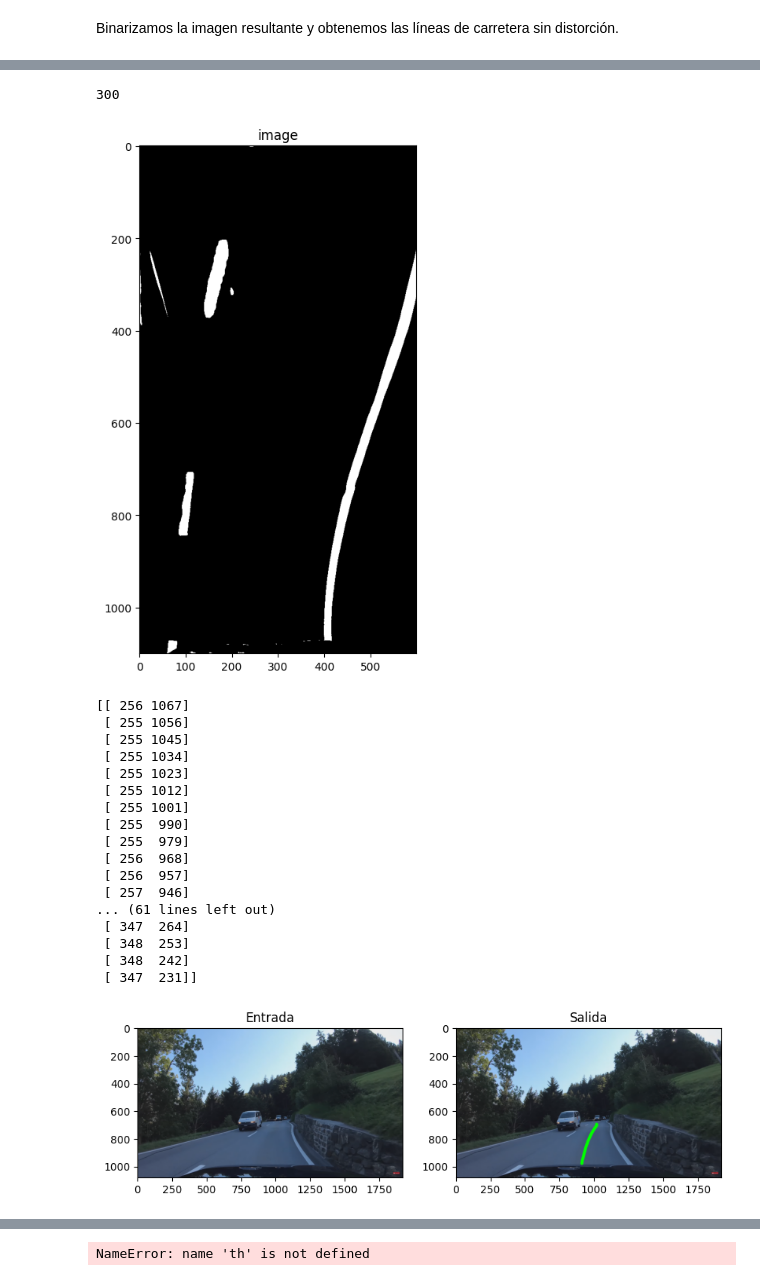
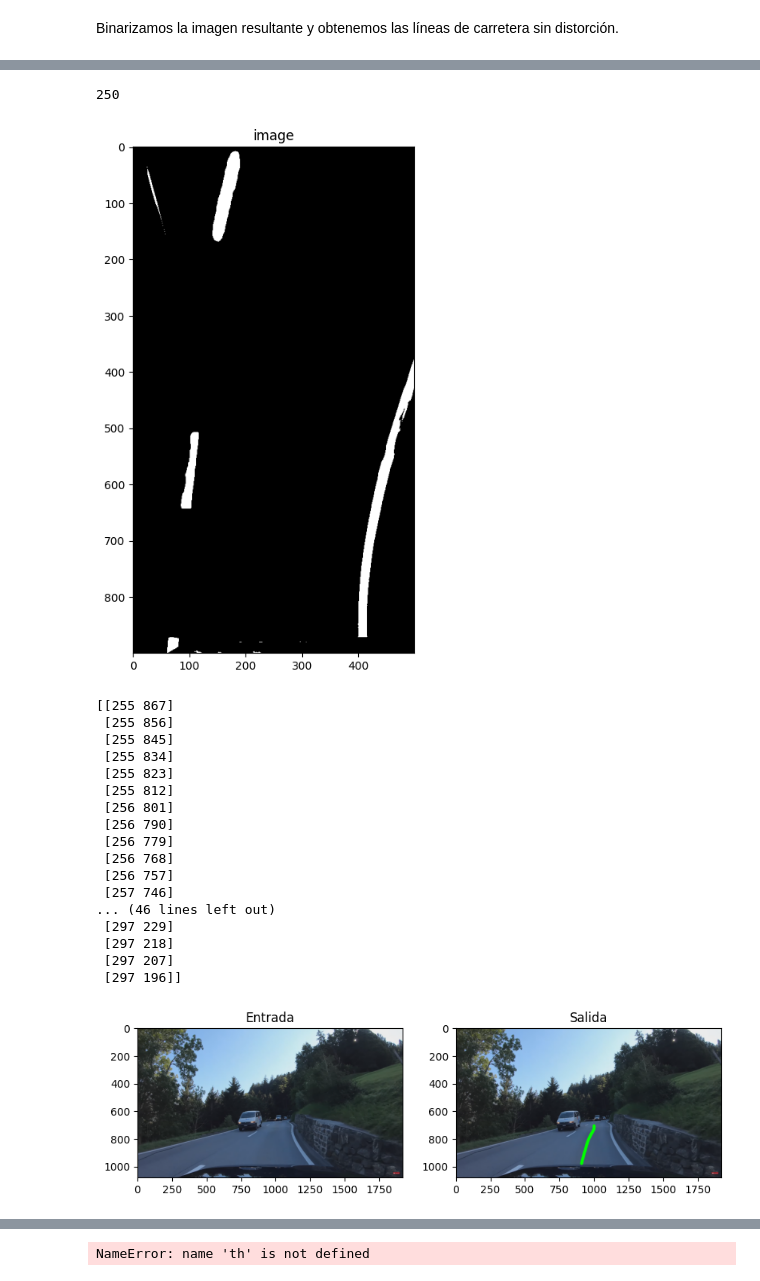
Before and after one commit to luciagm639/AutoDriving, a Jupyter notebook: autoDriving.ipynb, the cells around one changed output, grey strips where cells are left out. Cells and saved outputs as stored; diff of their text form; code cells hidden in the pictures.

```diff
--- a/autoDriving.ipynb
+++ b/autoDriving.ipynb
@@ -18,7 +18,7 @@ Sacamos de la imagen dada los parámetros de transformación.
 Para ello delimitamos el carril usado mediante 2 líneas laterales y 1 línea perpendicular, que marcará la frontera de la zona de trabajo.
 Sacamos 4 puntos de interés, las 2 justamente donde está el capot del coche y otros 2 en la intersección de las líneas.
 # %%
-demo = cv2.imread(path + '03.png', -1)
+demo = cv2.imread(path + '02.png', -1)
 demo = cv2.cvtColor(demo, cv2.COLOR_BGR2RGB)
 
 plt.subplot(1,2,1)
@@ -50,7 +50,7 @@ def obtener_homografia():
     pts_src = np.array([[275, h],[1750, h],[896.25, int (0.65*h)],[1098.125, int (0.65*h)]])
 
     # Points of a rectangle without perspective with r=1.6
-    pts_dst = np.array([[50, 1105], [550, 1105], [50, 300],[550, 300]])
+    pts_dst = np.array([[50, 905], [550, 905], [50, 100],[550, 100]])
 
     # Calculate Homography
     M, status = cv2.findHomography(pts_src, pts_dst)
@@ -127,7 +127,7 @@ def reference_histogram (image, verbose=True):
 def binarizar(imagen, verbose=True):
     lab = cv2.cvtColor(imagen,cv2.COLOR_RGB2Lab)
     matched_no_perspective = reference_histogram(lab [:,:,0], verbose)
-    _,binarized_no_perspective = cv2.threshold(matched_no_perspective, 150, 255, cv2.THRESH_BINARY)
+    _,binarized_no_perspective = cv2.threshold(matched_no_perspective, 170, 255, cv2.THRESH_BINARY)
 
     if verbose:
         plt.subplot(2,2,3)
@@ -237,7 +237,7 @@ image = cv2.cvtColor(image, cv2.COLOR_BGR2RGB)
 M = obtener_homografia()
 inv_M = np.linalg.inv(M)
 
-no_perspective = cv2.warpPerspective(np.copy(image), M, (600,1100))
+no_perspective = cv2.warpPerspective(np.copy(image), M, (500,900))
 binarized_no_perspective = binarizar(no_perspective)
 histograma = calc_histograma(binarized_no_perspective)
 
@@ -266,22 +266,22 @@ plt.show()
-300
+250
-[figure, old version]
+[figure, new version]
-[[ 256 1067]
- [ 255 1056]
- [ 255 1045]
- [ 255 1034]
- [ 255 1023]
- [ 255 1012]
- [ 255 1001]
- [ 255  990]
- [ 255  979]
- [ 256  968]
- [ 256  957]
- [ 257  946]
-... (61 lines left out)
- [ 347  264]
- [ 348  253]
- [ 348  242]
- [ 347  231]]
+[[255 867]
+ [255 856]
+ [255 845]
+ [255 834]
+ [255 823]
+ [255 812]
+ [256 801]
+ [256 790]
+ [256 779]
+ [256 768]
+ [256 757]
+ [257 746]
+... (46 lines left out)
+ [297 229]
+ [297 218]
+ [297 207]
+ [297 196]]
 [figure]
 # %%
 # MAIN
```
Also changed, not shown: parts of 8 cells of this notebook.
